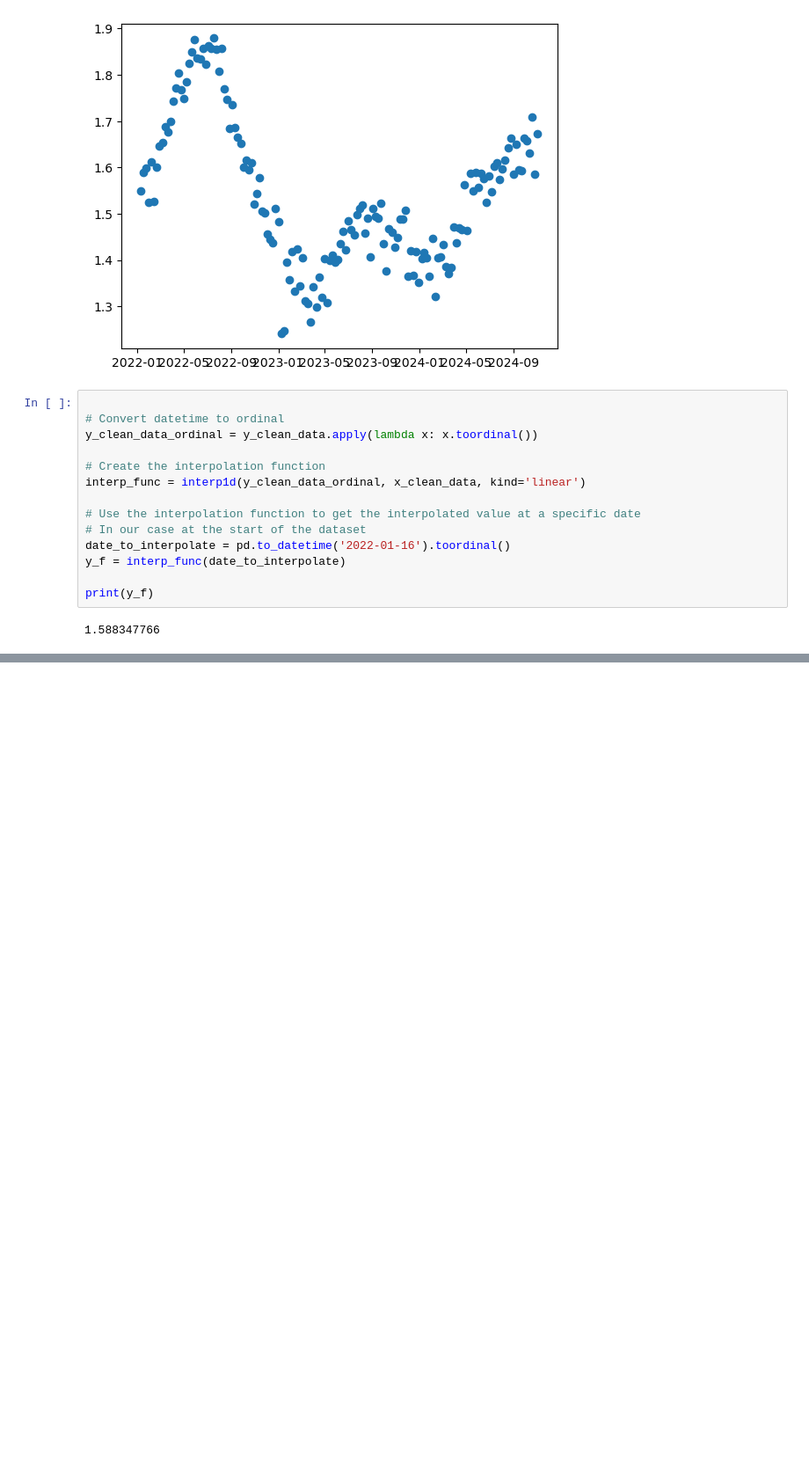
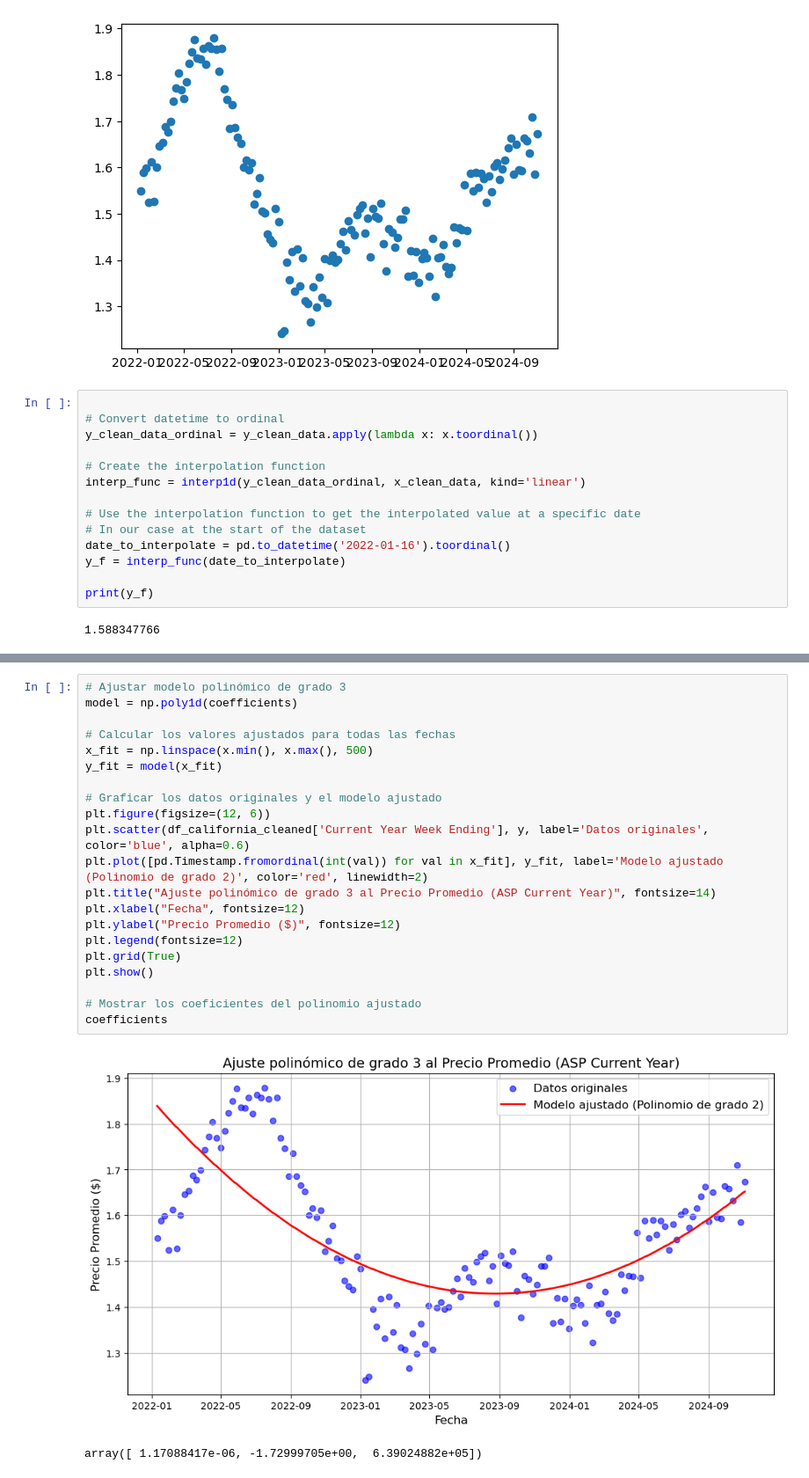
Before and after one commit to arboldeku/Avocado-2.0, a Jupyter notebook: code/modelos_predicciones.ipynb, the cells around one changed output, grey strips where cells are left out. Shown at 88% size. Cells and saved outputs as stored; diff of their text form; blank space fills up the shorter version.

```diff
--- a/code/modelos_predicciones.ipynb
+++ b/code/modelos_predicciones.ipynb
@@ -298,0 +369,24 @@ tendencia_interpolada_california =
+# %%
+# Ajustar modelo polinómico de grado 3
+model = np.poly1d(coefficients)
+
+# Calcular los valores ajustados para todas las fechas
+x_fit = np.linspace(x.min(), x.max(), 500)
+y_fit = model(x_fit)
+
+# Graficar los datos originales y el modelo ajustado
+plt.figure(figsize=(12, 6))
+plt.scatter(df_california_cleaned['Current Year Week Ending'], y, label='Datos originales', color='blue', alpha=0.6)
+plt.plot([pd.Timestamp.fromordinal(int(val)) for val in x_fit], y_fit, label='Modelo ajustado (Polinomio de grado 2)', color='red', linewidth=2)
+plt.title("Ajuste polinómico de grado 3 al Precio Promedio (ASP Current Year)", fontsize=14)
+plt.xlabel("Fecha", fontsize=12)
+plt.ylabel("Precio Promedio ($)", fontsize=12)
+plt.legend(fontsize=12)
+plt.grid(True)
+plt.show()
+
+# Mostrar los coeficientes del polinomio ajustado
+coefficients
+# %% [output]
+[figure, added]
+array([ 1.17088417e-06, -1.72999705e+00,  6.39024882e+05])
```
Also changed, not shown: parts of 6 cells of this notebook, 2 other files.
